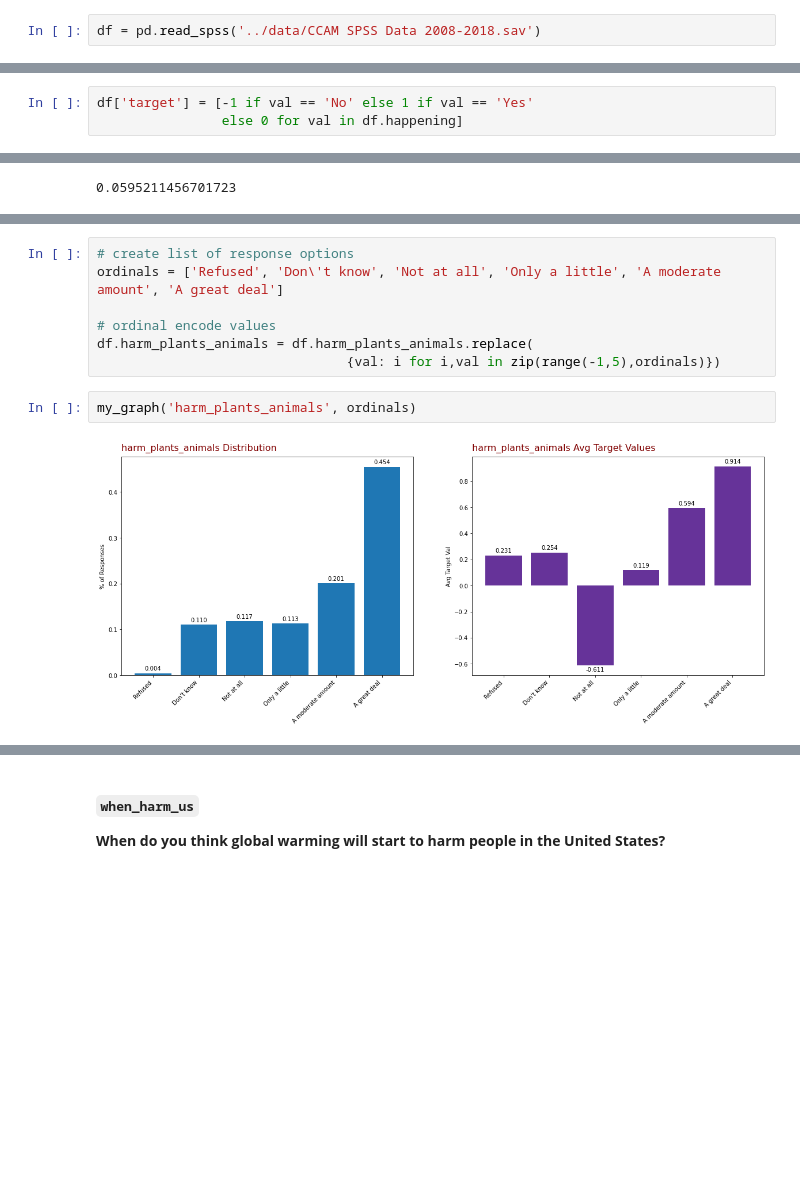
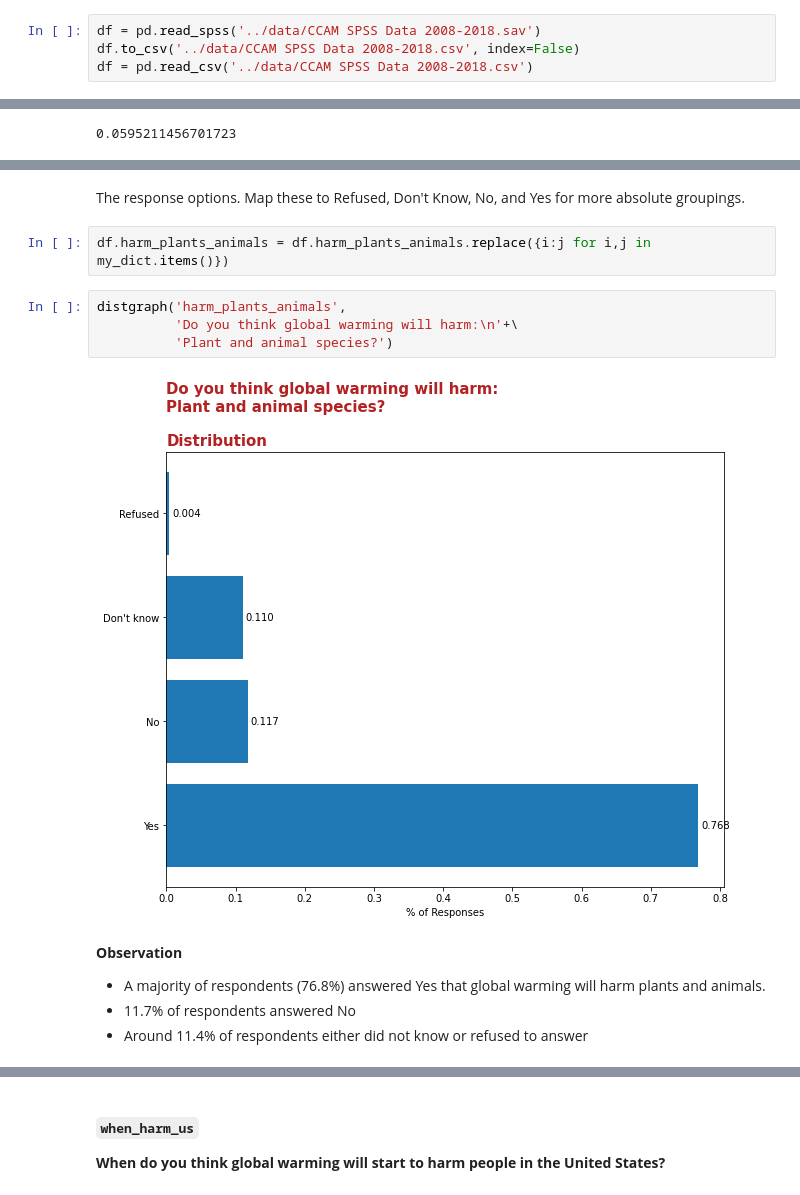
Before and after one commit to sabaiitj/Climate-Change-Survey, a Jupyter notebook: code/Larry EDA.ipynb, the cells around one changed output, grey strips where cells are left out. Cells and saved outputs as stored; diff of their text form; blank space fills up the shorter version.

```diff
--- a/code/Larry EDA.ipynb
+++ b/code/Larry EDA.ipynb
@@ -6,4 +6,6 @@ import matplotlib.pyplot as plt
 import seaborn as sns
 # %%
 df = pd.read_spss('../data/CCAM SPSS Data 2008-2018.sav')
+df.to_csv('../data/CCAM SPSS Data 2008-2018.csv', index=False)
+df = pd.read_csv('../data/CCAM SPSS Data 2008-2018.csv')
 # %% [markdown]
@@ -11,6 +13,3 @@ df = pd.read_spss('../data/CCAM SPSS Data 2008-2018.sav')
-# %%
-df['target'] = [-1 if val == 'No' else 1 if val == 'Yes'
-                else 0 for val in df.happening]
 # %%
 df.happening.value_counts(normalize=True)
 # %% [output]
@@ -162,11 +179,15 @@ df.harm_plants_animals.isnull().sum() / df.shape[0]
+# %% [markdown]
+The response options. Map these to Refused, Don't Know, No, and Yes for more absolute groupings.
 # %%
-# create list of response options
-ordinals = ['Refused', 'Don\'t know', 'Not at all', 'Only a little', 'A moderate amount', 'A great deal']
-
-# ordinal encode values
-df.harm_plants_animals = df.harm_plants_animals.replace(
-                                {val: i for i,val in zip(range(-1,5),ordinals)})
+df.harm_plants_animals = df.harm_plants_animals.replace({i:j for i,j in my_dict.items()})
 # %%
-my_graph('harm_plants_animals', ordinals)
+distgraph('harm_plants_animals',
+          'Do you think global warming will harm:\n'+\
+          'Plant and animal species?')
 # %% [output]
-[figure, old version]
+[figure, new version]
+# %% [markdown]
+**Observation**
+  *  A majority of respondents (76.8%) answered Yes that global warming will harm plants and animals.
+  *  11.7% of respondents answered No
+  *  Around 11.4% of respondents either did not know or refused to answer
```
Also changed, not shown: parts of 79 cells of this notebook.
